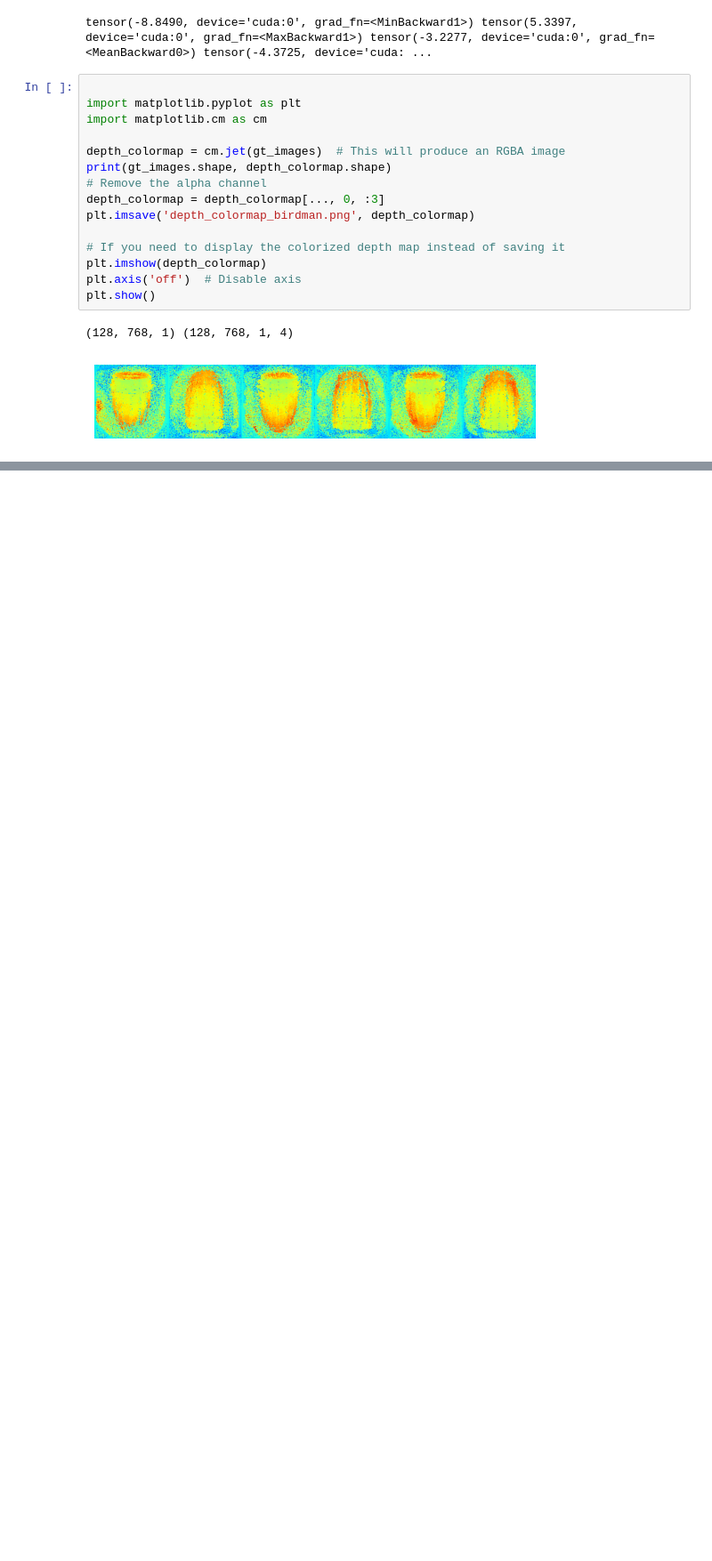
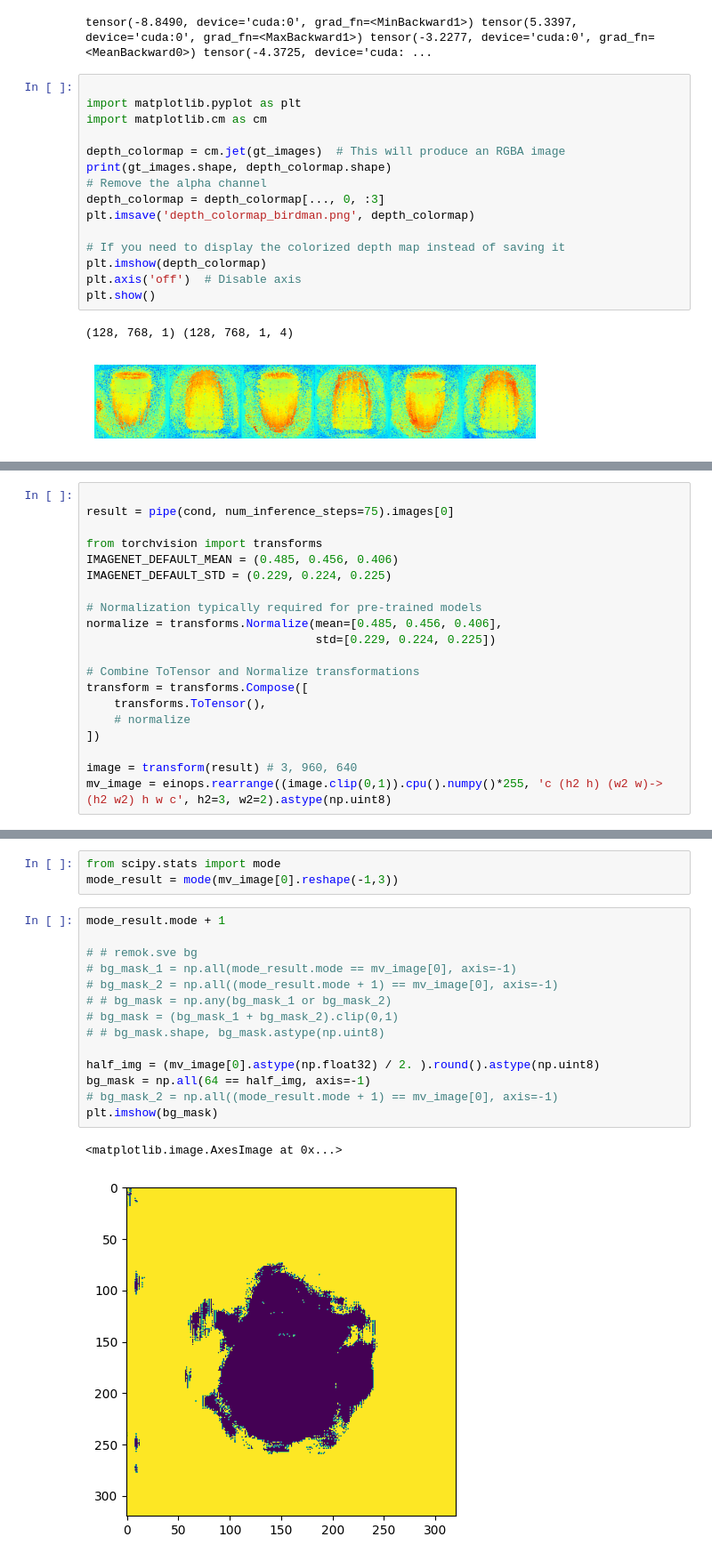
Before and after one commit to mengxuyiGit/LGM, a Jupyter notebook: notebook_cuda.ipynb, the cells around one changed output, grey strips where cells are left out. Shown at 89% size. Cells and saved outputs as stored; diff of their text form; blank space fills up the shorter version.

```diff
--- a/notebook_cuda.ipynb
+++ b/notebook_cuda.ipynb
@@ -304,0 +523,20 @@ plt.show()
+# %%
+
+result = pipe(cond, num_inference_steps=75).images[0]
+
+from torchvision import transforms
+IMAGENET_DEFAULT_MEAN = (0.485, 0.456, 0.406)
+IMAGENET_DEFAULT_STD = (0.229, 0.224, 0.225)
+
+# Normalization typically required for pre-trained models
+normalize = transforms.Normalize(mean=[0.485, 0.456, 0.406],
+                                 std=[0.229, 0.224, 0.225])
+
+# Combine ToTensor and Normalize transformations
+transform = transforms.Compose([
+    transforms.ToTensor(),
+    # normalize
+])
+
+image = transform(result) # 3, 960, 640
+mv_image = einops.rearrange((image.clip(0,1)).cpu().numpy()*255, 'c (h2 h) (w2 w)-> (h2 w2) h w c', h2=3, w2=2).astype(np.uint8)
@@ -304,0 +583,20 @@ plt.show()
+# %%
+from scipy.stats import mode
+mode_result = mode(mv_image[0].reshape(-1,3))
+# %%
+mode_result.mode + 1
+
+# # remok.sve bg
+# bg_mask_1 = np.all(mode_result.mode == mv_image[0], axis=-1)
+# bg_mask_2 = np.all((mode_result.mode + 1) == mv_image[0], axis=-1)
+# # bg_mask = np.any(bg_mask_1 or bg_mask_2)
+# bg_mask = (bg_mask_1 + bg_mask_2).clip(0,1)
+# # bg_mask.shape, bg_mask.astype(np.uint8)
+
+half_img = (mv_image[0].astype(np.float32) / 2. ).round().astype(np.uint8)
+bg_mask = np.all(64 == half_img, axis=-1)
+# bg_mask_2 = np.all((mode_result.mode + 1) == mv_image[0], axis=-1)
+plt.imshow(bg_mask)
+# %% [output]
+<matplotlib.image.AxesImage at 0x...>
+[figure, added]
```
Also changed, not shown: parts of 23 cells of this notebook, 1 other file.
